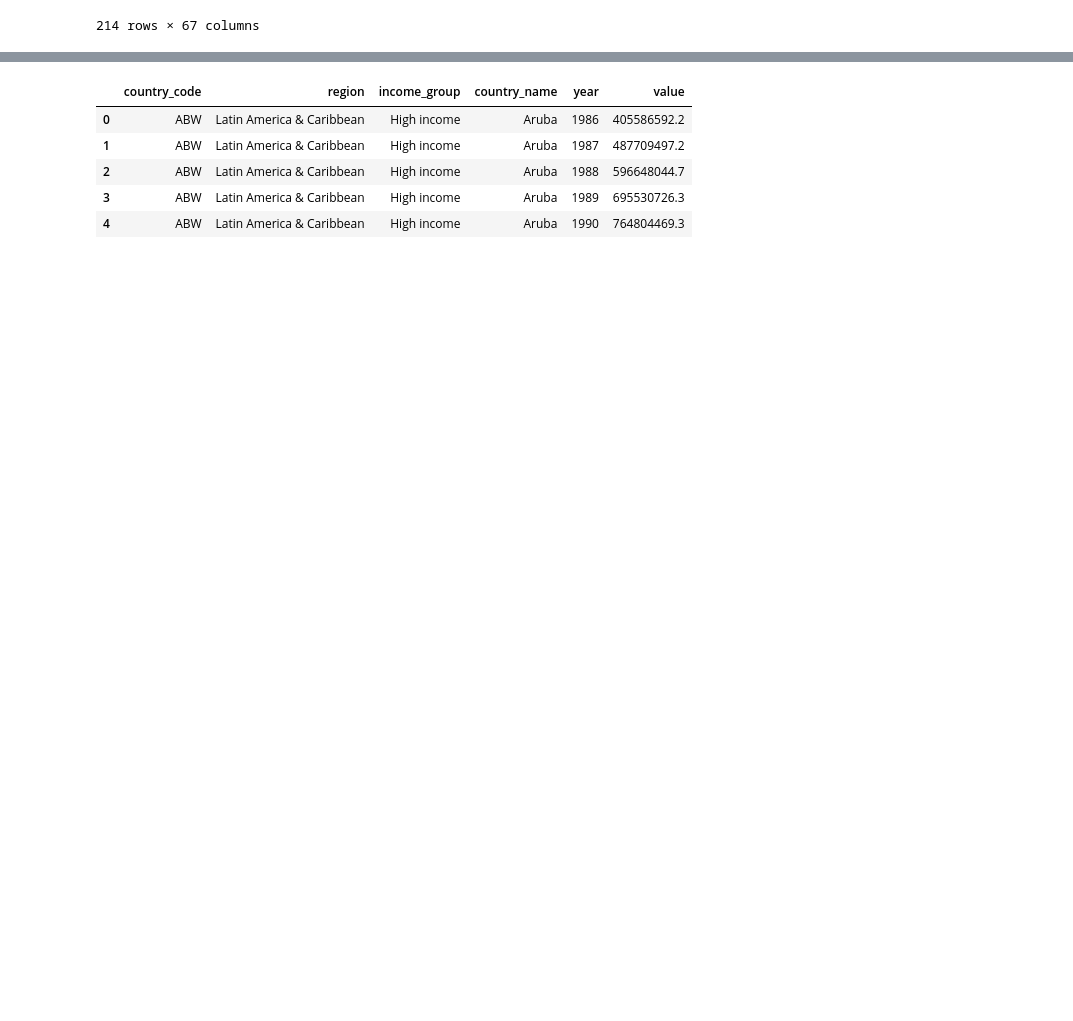
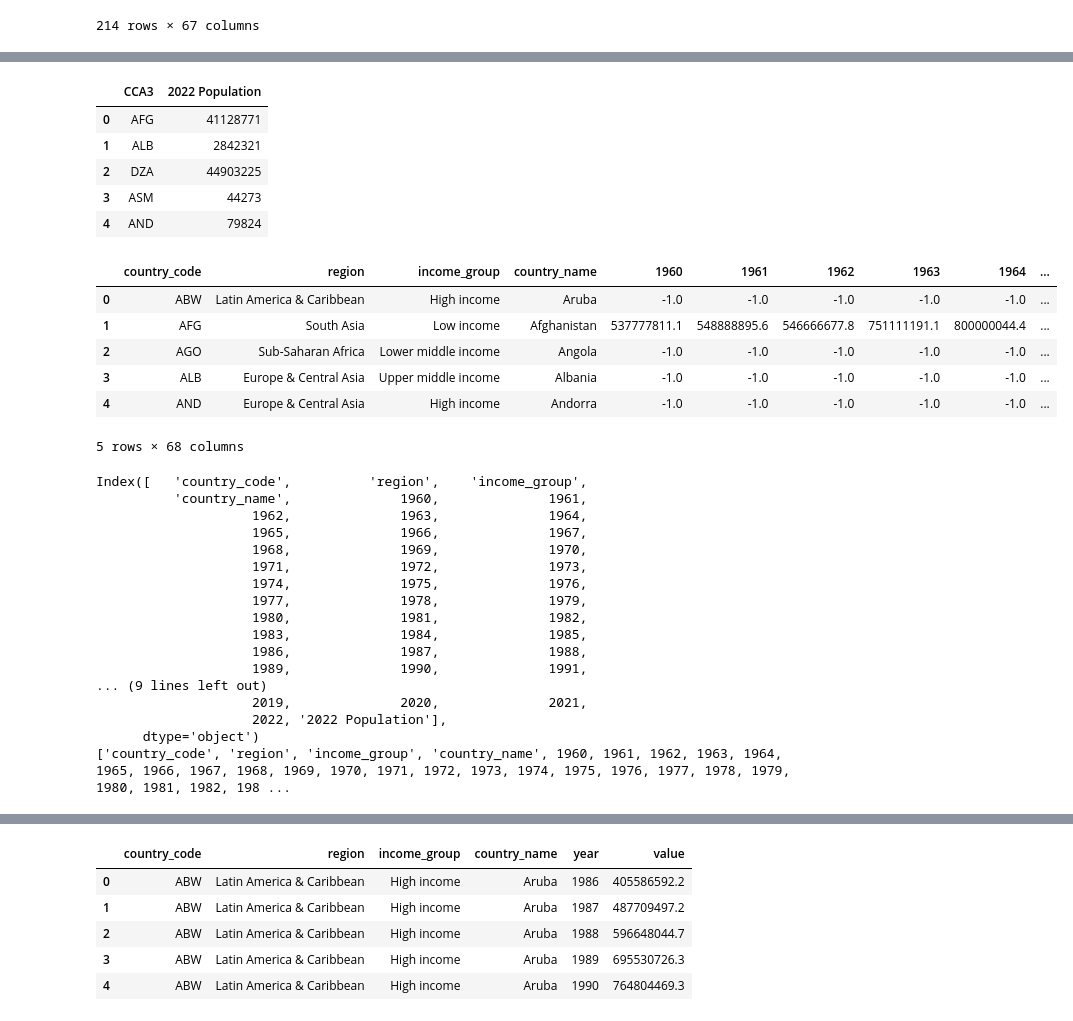
Before and after one commit to jechavarria12/World_GDP_Neural_netowrk, a Jupyter notebook: world_bank_neural_network.ipynb, the cells around one changed output, grey strips where cells are left out. Cells and saved outputs as stored; diff of their text form; code cells hidden in the pictures; blank space fills up the shorter version.

```diff
--- a/world_bank_neural_network.ipynb
+++ b/world_bank_neural_network.ipynb
@@ -107,0 +129,45 @@ display(pivoted_df)
+# %%
+#Elimino las variables del data set que no interesan al modelo
+df_3=pd.read_csv('world-population-dataset//world_population.csv')
+df_3=df_3.drop(columns=["Rank","Country/Territory","Capital","Continent",
+                        "2020 Population","2015 Population",'Area (km²)',
+                        'Density (per km²)',"2010 Population","2000 Population",
+                        "1990 Population","1980 Population","1970 Population",
+                        "Growth Rate","World Population Percentage"])
+display(df_3.head())
+#Cambio el nombre de la columna de los códigos de los países para que sea igual a mi dataset anterior
+df_3.rename(columns={'CCA3': 'country_code'}, inplace=True)
+#Junto los dos datasets
+df_final = pd.merge(pivoted_df, df_3, on='country_code', how='inner')
+display(df_final.head())
+# %% [output]
+|  | CCA3 | 2022 Population |
+| 0 | AFG | 41128771 |
+| 1 | ALB | 2842321 |
+| 2 | DZA | 44903225 |
+| 3 | ASM | 44273 |
+| 4 | AND | 79824 |
+|  | country_code | region | income_group | country_name | 1960 | 1961 | 1962 | 1963 | 1964 | ... |
+| 0 | ABW | Latin America & Caribbean | High income | Aruba | -1.0 | -1.0 | -1.0 | -1.0 | -1.0 | ... |
+| 1 | AFG | South Asia | Low income | Afghanistan | 537777811.1 | 548888895.6 | 546666677.8 | 751111191.1 | 800000044.4 | ... |
+| 2 | AGO | Sub-Saharan Africa | Lower middle income | Angola | -1.0 | -1.0 | -1.0 | -1.0 | -1.0 | ... |
+| 3 | ALB | Europe & Central Asia | Upper middle income | Albania | -1.0 | -1.0 | -1.0 | -1.0 | -1.0 | ... |
+| 4 | AND | Europe & Central Asia | High income | Andorra | -1.0 | -1.0 | -1.0 | -1.0 | -1.0 | ... |
+5 rows × 68 columns
+Index([   'country_code',          'region',    'income_group',
+          'country_name',              1960,              1961,
+                    1962,              1963,              1964,
+                    1965,              1966,              1967,
+                    1968,              1969,              1970,
+                    1971,              1972,              1973,
+                    1974,              1975,              1976,
+                    1977,              1978,              1979,
+                    1980,              1981,              1982,
+                    1983,              1984,              1985,
+                    1986,              1987,              1988,
+                    1989,              1990,              1991,
+... (9 lines left out)
+                    2019,              2020,              2021,
+                    2022, '2022 Population'],
+      dtype='object')
+['country_code', 'region', 'income_group', 'country_name', 1960, 1961, 1962, 1963, 1964, 1965, 1966, 1967, 1968, 1969, 1970, 1971, 1972, 1973, 1974, 1975, 1976, 1977, 1978, 1979, 1980, 1981, 1982, 198 ...
```
Also changed, not shown: parts of 5 cells of this notebook.
